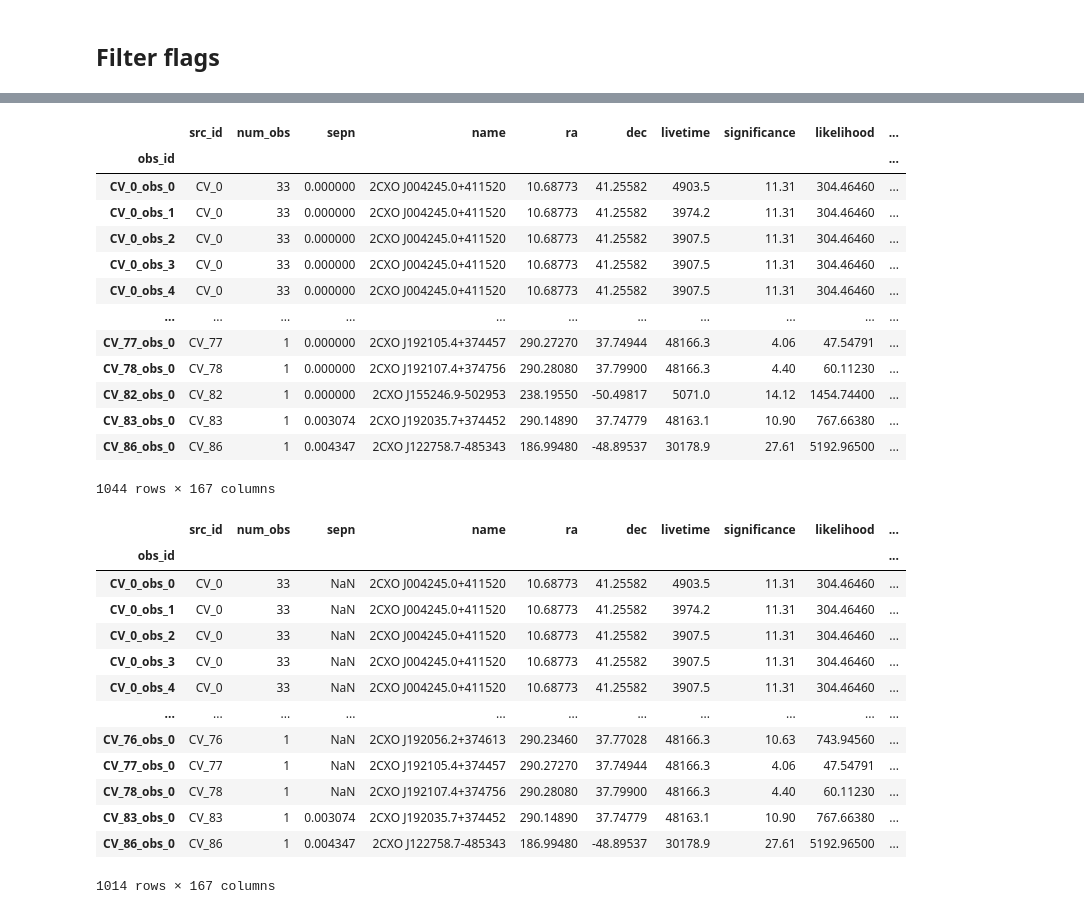
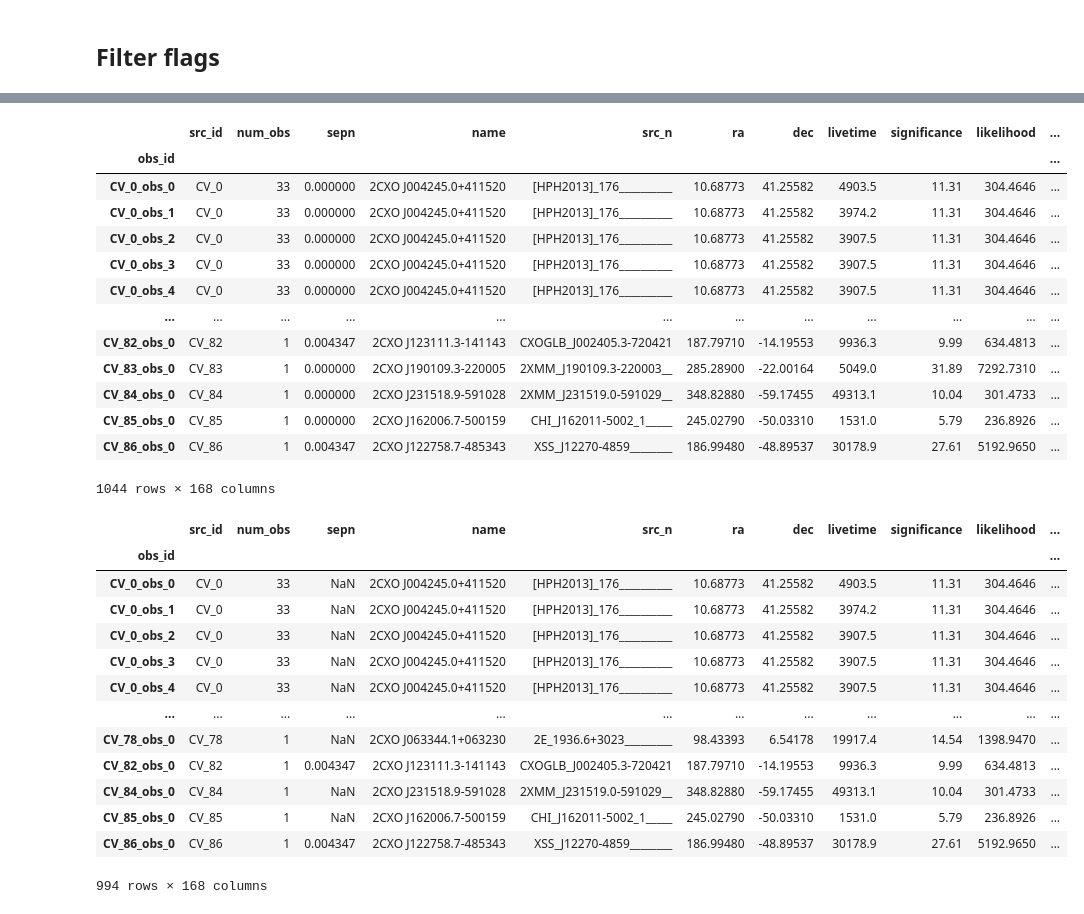
Before and after one commit to KumaranShivam5/gemini, a Jupyter notebook: phase_04/v1.6_finding_best_route/create_table_cv_old.ipynb, the cells around one changed output, grey strips where cells are left out. Saved outputs shown, nothing was run; the diff lists cells and outputs as text; code cells hidden in the pictures.

```diff
--- a/phase_04/v1.6_finding_best_route/create_table_cv_old.ipynb
+++ b/phase_04/v1.6_finding_best_route/create_table_cv_old.ipynb
@@ -133,7 +137,7 @@ df_combined.to_csv('cv_raw_data.csv' ,)
 # %%
 from features import col_to_drop
 # %%
-df = pd.read_csv('cv_raw_data.csv' , index_col='obs_id')
+df = pd.read_csv('raw_data/cv_old_raw_data.csv' , index_col='obs_id')
 filter_flags = [
     'pileup_flag',
     'mstr_sat_src_flag',
@@ -216,17 +220,17 @@ df_val
 df_ok = pd.concat([df_id , df_val] , axis=1)
 df_ok
 # %% [output]
-|  | src_id | num_obs | sepn | name | ra | dec | livetime | significance | likelihood | ... |
-| obs_id |  |  |  |  |  |  |  |  |  | ... |
-| CV_0_obs_0 | CV_0 | 33 | 0.000000 | 2CXO J004245.0+411520 | 10.68773 | 41.25582 | 4903.5 | 11.31 | 304.46460 | ... |
-| CV_0_obs_1 | CV_0 | 33 | 0.000000 | 2CXO J004245.0+411520 | 10.68773 | 41.25582 | 3974.2 | 11.31 | 304.46460 | ... |
-| CV_0_obs_2 | CV_0 | 33 | 0.000000 | 2CXO J004245.0+411520 | 10.68773 | 41.25582 | 3907.5 | 11.31 | 304.46460 | ... |
-| CV_0_obs_3 | CV_0 | 33 | 0.000000 | 2CXO J004245.0+411520 | 10.68773 | 41.25582 | 3907.5 | 11.31 | 304.46460 | ... |
-| CV_0_obs_4 | CV_0 | 33 | 0.000000 | 2CXO J004245.0+411520 | 10.68773 | 41.25582 | 3907.5 | 11.31 | 304.46460 | ... |
-| ... | ... | ... | ... | ... | ... | ... | ... | ... | ... | ... |
-| CV_77_obs_0 | CV_77 | 1 | 0.000000 | 2CXO J192105.4+374457 | 290.27270 | 37.74944 | 48166.3 | 4.06 | 47.54791 | ... |
-| CV_78_obs_0 | CV_78 | 1 | 0.000000 | 2CXO J192107.4+374756 | 290.28080 | 37.79900 | 48166.3 | 4.40 | 60.11230 | ... |
-| CV_82_obs_0 | CV_82 | 1 | 0.000000 | 2CXO J155246.9-502953 | 238.19550 | -50.49817 | 5071.0 | 14.12 | 1454.74400 | ... |
-| CV_83_obs_0 | CV_83 | 1 | 0.003074 | 2CXO J192035.7+374452 | 290.14890 | 37.74779 | 48163.1 | 10.90 | 767.66380 | ... |
-| CV_86_obs_0 | CV_86 | 1 | 0.004347 | 2CXO J122758.7-485343 | 186.99480 | -48.89537 | 30178.9 | 27.61 | 5192.96500 | ... |
+|  | src_id | num_obs | sepn | name | src_n | ra | dec | livetime | significance | likelihood | ... |
+| obs_id |  |  |  |  |  |  |  |  |  |  | ... |
+| CV_0_obs_0 | CV_0 | 33 | 0.000000 | 2CXO J004245.0+411520 | [HPH2013]_176__________ | 10.68773 | 41.25582 | 4903.5 | 11.31 | 304.4646 | ... |
+| CV_0_obs_1 | CV_0 | 33 | 0.000000 | 2CXO J004245.0+411520 | [HPH2013]_176__________ | 10.68773 | 41.25582 | 3974.2 | 11.31 | 304.4646 | ... |
+| CV_0_obs_2 | CV_0 | 33 | 0.000000 | 2CXO J004245.0+411520 | [HPH2013]_176__________ | 10.68773 | 41.25582 | 3907.5 | 11.31 | 304.4646 | ... |
+| CV_0_obs_3 | CV_0 | 33 | 0.000000 | 2CXO J004245.0+411520 | [HPH2013]_176__________ | 10.68773 | 41.25582 | 3907.5 | 11.31 | 304.4646 | ... |
+| CV_0_obs_4 | CV_0 | 33 | 0.000000 | 2CXO J004245.0+411520 | [HPH2013]_176__________ | 10.68773 | 41.25582 | 3907.5 | 11.31 | 304.4646 | ... |
+| ... | ... | ... | ... | ... | ... | ... | ... | ... | ... | ... | ... |
+| CV_82_obs_0 | CV_82 | 1 | 0.004347 | 2CXO J123111.3-141143 | CXOGLB_J002405.3-720421 | 187.79710 | -14.19553 | 9936.3 | 9.99 | 634.4813 | ... |
+| CV_83_obs_0 | CV_83 | 1 | 0.000000 | 2CXO J190109.3-220005 | 2XMM_J190109.3-220003__ | 285.28900 | -22.00164 | 5049.0 | 31.89 | 7292.7310 | ... |
+| CV_84_obs_0 | CV_84 | 1 | 0.000000 | 2CXO J231518.9-591028 | 2XMM_J231519.0-591029__ | 348.82880 | -59.17455 | 49313.1 | 10.04 | 301.4733 | ... |
+| CV_85_obs_0 | CV_85 | 1 | 0.000000 | 2CXO J162006.7-500159 | CHI_J162011-5002_1_____ | 245.02790 | -50.03310 | 1531.0 | 5.79 | 236.8926 | ... |
+| CV_86_obs_0 | CV_86 | 1 | 0.004347 | 2CXO J122758.7-485343 | XSS_J12270-4859________ | 186.99480 | -48.89537 | 30178.9 | 27.61 | 5192.9650 | ... |
-1044 rows × 167 columns
+1044 rows × 168 columns
@@ -233,23 +239,28 @@ df_ok
+# %%
+flux_cols =  en_flux + en_flux_hilim + en_flux_lolim
 # %%
-flux_cols = ['flux_aper_b' , 'flux_aper_s' , 'flux_aper_m' , 'flux_aper_h' , 'flux_aper_u']
+
 df_flux_filt = df_ok.copy().replace(0 , np.nan).replace(np.nan , -9987)
+df_flux_filt.iloc[:, 10:]
 for f in flux_cols:
     df_flux_filt = df_flux_filt.query(f+'<1e-12')
 df_flux_filt = df_flux_filt.replace(-9987 , np.nan)
+df_flux_filt = df_flux_filt.query('likelihood > 50')
+df_flux_filt = df_flux_filt.query('significance > 3')
 df_flux_filt
 # %% [output]
-|  | src_id | num_obs | sepn | name | ra | dec | livetime | significance | likelihood | ... |
-| obs_id |  |  |  |  |  |  |  |  |  | ... |
-| CV_0_obs_0 | CV_0 | 33 | NaN | 2CXO J004245.0+411520 | 10.68773 | 41.25582 | 4903.5 | 11.31 | 304.46460 | ... |
-| CV_0_obs_1 | CV_0 | 33 | NaN | 2CXO J004245.0+411520 | 10.68773 | 41.25582 | 3974.2 | 11.31 | 304.46460 | ... |
-| CV_0_obs_2 | CV_0 | 33 | NaN | 2CXO J004245.0+411520 | 10.68773 | 41.25582 | 3907.5 | 11.31 | 304.46460 | ... |
-| CV_0_obs_3 | CV_0 | 33 | NaN | 2CXO J004245.0+411520 | 10.68773 | 41.25582 | 3907.5 | 11.31 | 304.46460 | ... |
-| CV_0_obs_4 | CV_0 | 33 | NaN | 2CXO J004245.0+411520 | 10.68773 | 41.25582 | 3907.5 | 11.31 | 304.46460 | ... |
-| ... | ... | ... | ... | ... | ... | ... | ... | ... | ... | ... |
-| CV_76_obs_0 | CV_76 | 1 | NaN | 2CXO J192056.2+374613 | 290.23460 | 37.77028 | 48166.3 | 10.63 | 743.94560 | ... |
-| CV_77_obs_0 | CV_77 | 1 | NaN | 2CXO J192105.4+374457 | 290.27270 | 37.74944 | 48166.3 | 4.06 | 47.54791 | ... |
-| CV_78_obs_0 | CV_78 | 1 | NaN | 2CXO J192107.4+374756 | 290.28080 | 37.79900 | 48166.3 | 4.40 | 60.11230 | ... |
-| CV_83_obs_0 | CV_83 | 1 | 0.003074 | 2CXO J192035.7+374452 | 290.14890 | 37.74779 | 48163.1 | 10.90 | 767.66380 | ... |
-| CV_86_obs_0 | CV_86 | 1 | 0.004347 | 2CXO J122758.7-485343 | 186.99480 | -48.89537 | 30178.9 | 27.61 | 5192.96500 | ... |
+|  | src_id | num_obs | sepn | name | src_n | ra | dec | livetime | significance | likelihood | ... |
+| obs_id |  |  |  |  |  |  |  |  |  |  | ... |
+| CV_0_obs_0 | CV_0 | 33 | NaN | 2CXO J004245.0+411520 | [HPH2013]_176__________ | 10.68773 | 41.25582 | 4903.5 | 11.31 | 304.4646 | ... |
+| CV_0_obs_1 | CV_0 | 33 | NaN | 2CXO J004245.0+411520 | [HPH2013]_176__________ | 10.68773 | 41.25582 | 3974.2 | 11.31 | 304.4646 | ... |
+| CV_0_obs_2 | CV_0 | 33 | NaN | 2CXO J004245.0+411520 | [HPH2013]_176__________ | 10.68773 | 41.25582 | 3907.5 | 11.31 | 304.4646 | ... |
+| CV_0_obs_3 | CV_0 | 33 | NaN | 2CXO J004245.0+411520 | [HPH2013]_176__________ | 10.68773 | 41.25582 | 3907.5 | 11.31 | 304.4646 | ... |
+| CV_0_obs_4 | CV_0 | 33 | NaN | 2CXO J004245.0+411520 | [HPH2013]_176__________ | 10.68773 | 41.25582 | 3907.5 | 11.31 | 304.4646 | ... |
+| ... | ... | ... | ... | ... | ... | ... | ... | ... | ... | ... | ... |
+| CV_78_obs_0 | CV_78 | 1 | NaN | 2CXO J063344.1+063230 | 2E_1936.6+3023_________ | 98.43393 | 6.54178 | 19917.4 | 14.54 | 1398.9470 | ... |
+| CV_82_obs_0 | CV_82 | 1 | 0.004347 | 2CXO J123111.3-141143 | CXOGLB_J002405.3-720421 | 187.79710 | -14.19553 | 9936.3 | 9.99 | 634.4813 | ... |
+| CV_84_obs_0 | CV_84 | 1 | NaN | 2CXO J231518.9-591028 | 2XMM_J231519.0-591029__ | 348.82880 | -59.17455 | 49313.1 | 10.04 | 301.4733 | ... |
+| CV_85_obs_0 | CV_85 | 1 | NaN | 2CXO J162006.7-500159 | CHI_J162011-5002_1_____ | 245.02790 | -50.03310 | 1531.0 | 5.79 | 236.8926 | ... |
+| CV_86_obs_0 | CV_86 | 1 | 0.004347 | 2CXO J122758.7-485343 | XSS_J12270-4859________ | 186.99480 | -48.89537 | 30178.9 | 27.61 | 5192.9650 | ... |
-1014 rows × 167 columns
+994 rows × 168 columns
 # %%
```
Also changed, not shown: parts of 7 cells of this notebook, 41 other files.
